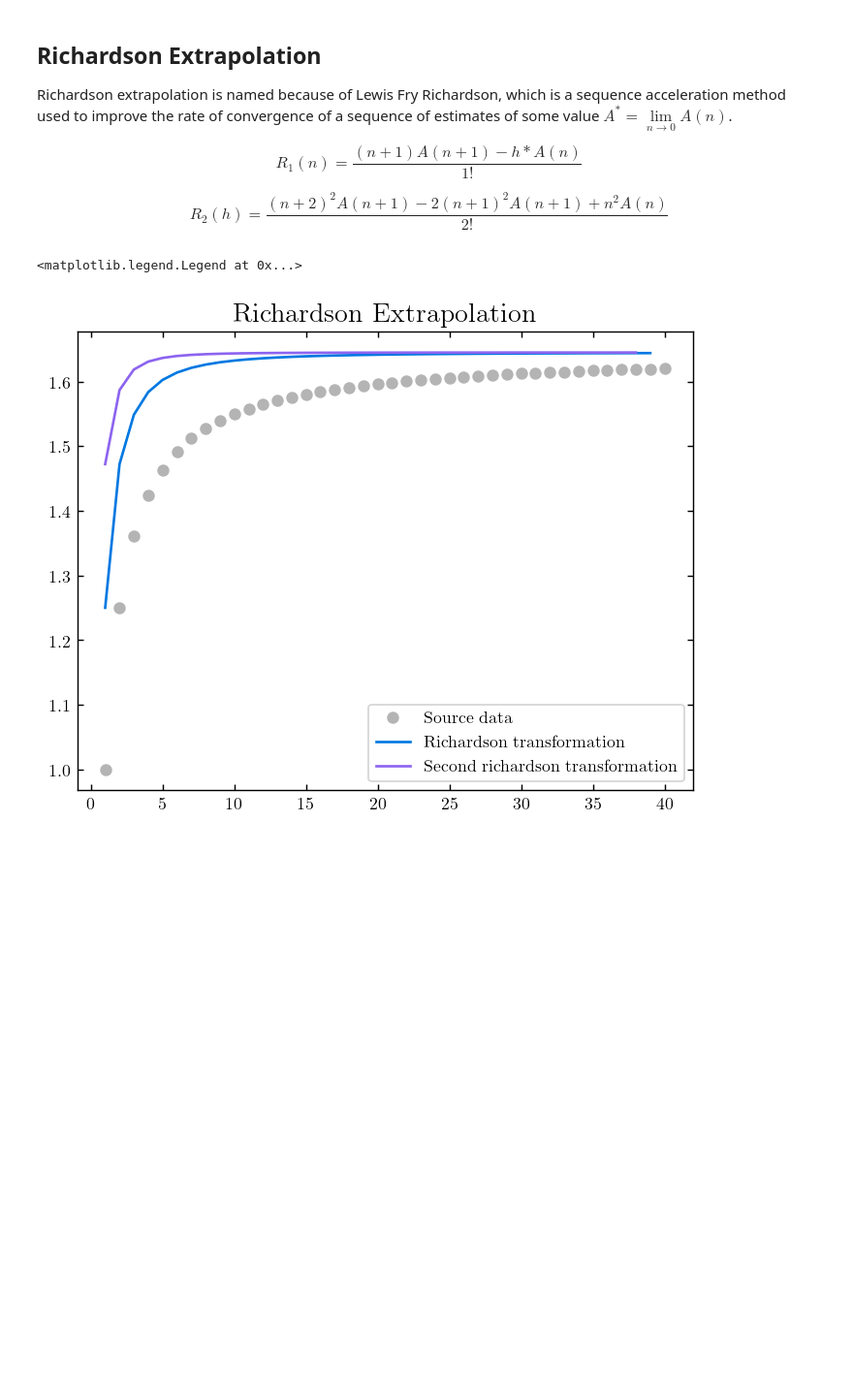
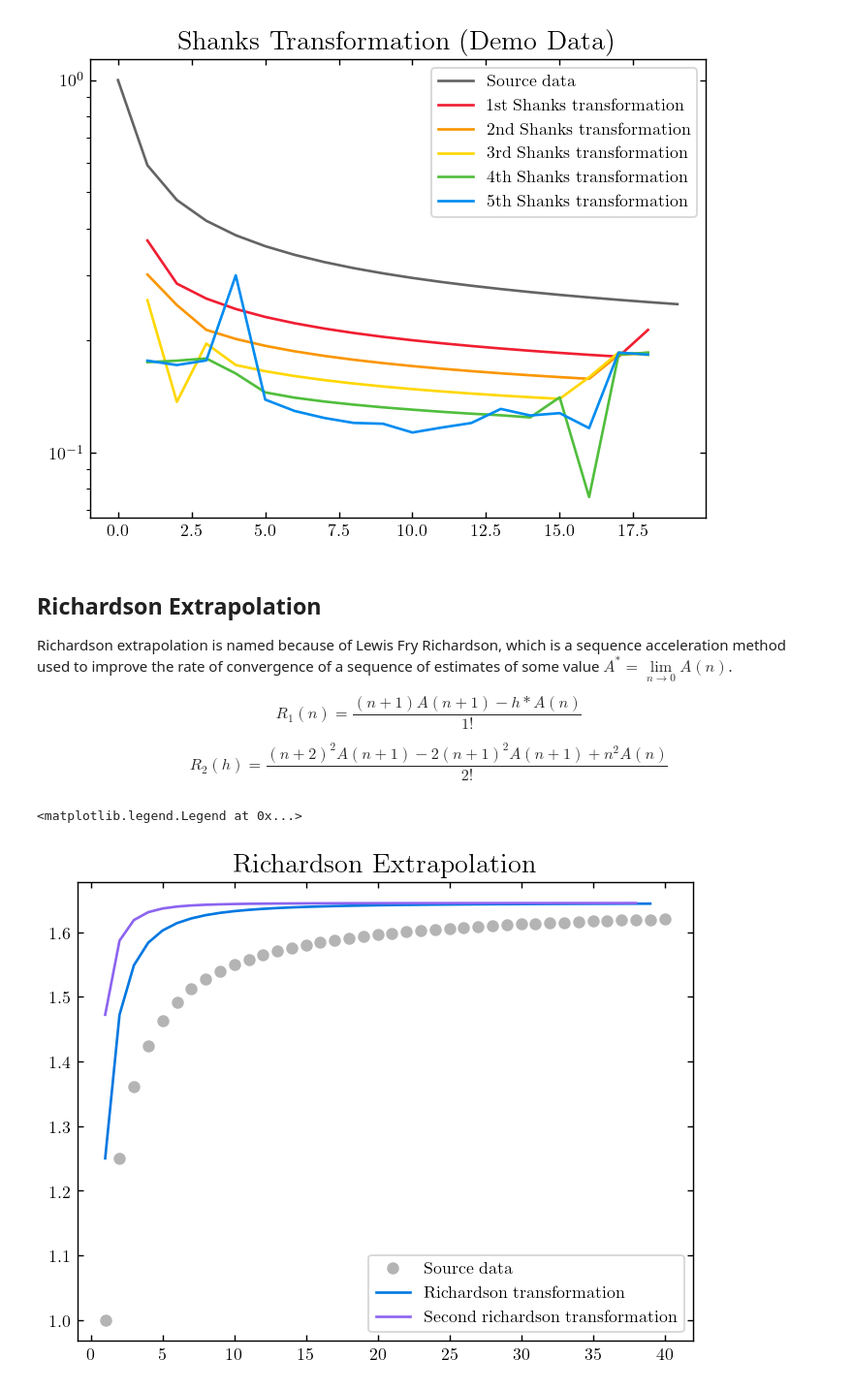
Before and after one commit to Photonico/Computational_Physics_Topics, a Jupyter notebook: Appendix Algorithms and Numerical Methods/Acceleration.ipynb, the cells around one changed output. Shown at 97% size. Saved outputs shown, nothing was run; the diff lists cells and outputs as text; code cells hidden in the pictures; blank space fills up the shorter version.

```diff
--- a/Appendix Algorithms and Numerical Methods/Acceleration.ipynb
+++ b/Appendix Algorithms and Numerical Methods/Acceleration.ipynb
@@ -94,3 +17,53 @@ plt.legend(loc="best")
+# %%
+# Shanks Transformation
+
+import numpy as np
+import matplotlib; import matplotlib.pyplot as plt
+
+def shanks_transformation_vectorized(data):
+    shifted_left = np.roll(data, -1)
+    shifted_right = np.roll(data, 1)
+
+    numerator = data ** 2 - shifted_right * shifted_left
+    denominator = 2 * data - shifted_right - shifted_left
+
+    transformed_data = np.where((np.arange(len(data)) > 0) & (np.arange(len(data)) < len(data) - 1), numerator / denominator, 0)
+
+    return transformed_data
+
+def apply_shanks_transformations(data, num_iterations):
+    return [data := shanks_transformation_vectorized(data) for _ in range(num_iterations+1)]
+
+# Generate a new dataset using the function f(x) = 1/(1+log(x+1))
+X_demo = np.arange(0, 20)
+Y_demo = 1/(1+np.log(X_demo+1))
+
+# Apply Shanks transformations
+num_iterations = 5
+transformed_data_list_demo = apply_shanks_transformations(Y_demo, num_iterations)
+
+# Set up the specified style parameters
+plt.figure(dpi=128)
+params = {"text.usetex": True, "font.family": "serif", "mathtext.fontset": "cm", "axes.titlesize": 16, "axes.labelsize": 14, "figure.facecolor": "w"}
+plt.rcParams.update(params)
+plt.tick_params(direction="in", top=True, right=True, bottom=True, left=True)
+
+# Plot the new data and Shanks transformations
+plt.title("Shanks Transformation (Demo Data)")
+plt.plot(X_demo, Y_demo, c="#646464", label="Source data")
+
+colors = ["#F01E32", "#FA9600", "#FFD700", "#50BE3C", "#008CF0", "#8C64F0"]
+labels = ["1st Shanks transformation", "2nd Shanks transformation", "3rd Shanks transformation", "4th Shanks transformation", "5th Shanks transformation", "6th Shanks transformation"]
+
+for i in range(1, num_iterations + 1):
+    transformed_data = transformed_data_list_demo[i]
+    plt.plot(X_demo[1:len(transformed_data)-1], transformed_data[1:len(transformed_data)-1], c=colors[i-1], label=labels[i-1])
+
+plt.yscale('log')
+plt.legend(loc="best")
+plt.show()
+# %% [output]
+[figure, added]
 # %% [markdown]
 ## Richardson Extrapolation
 
```
Also changed, not shown: parts of 2 cells of this notebook, 1 other file.
